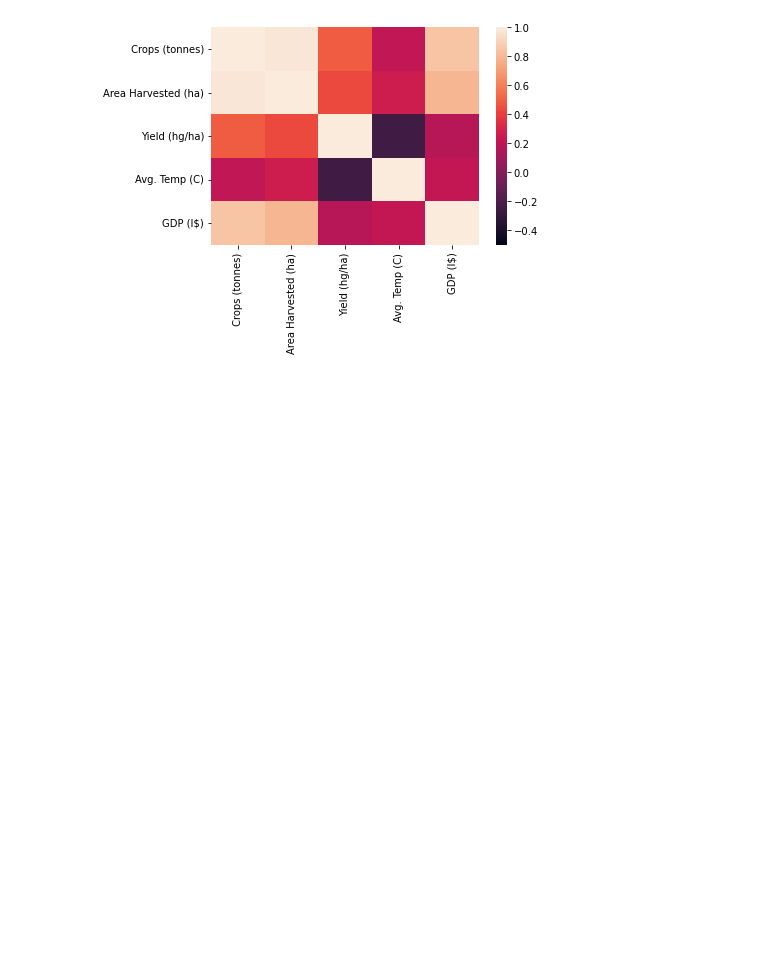
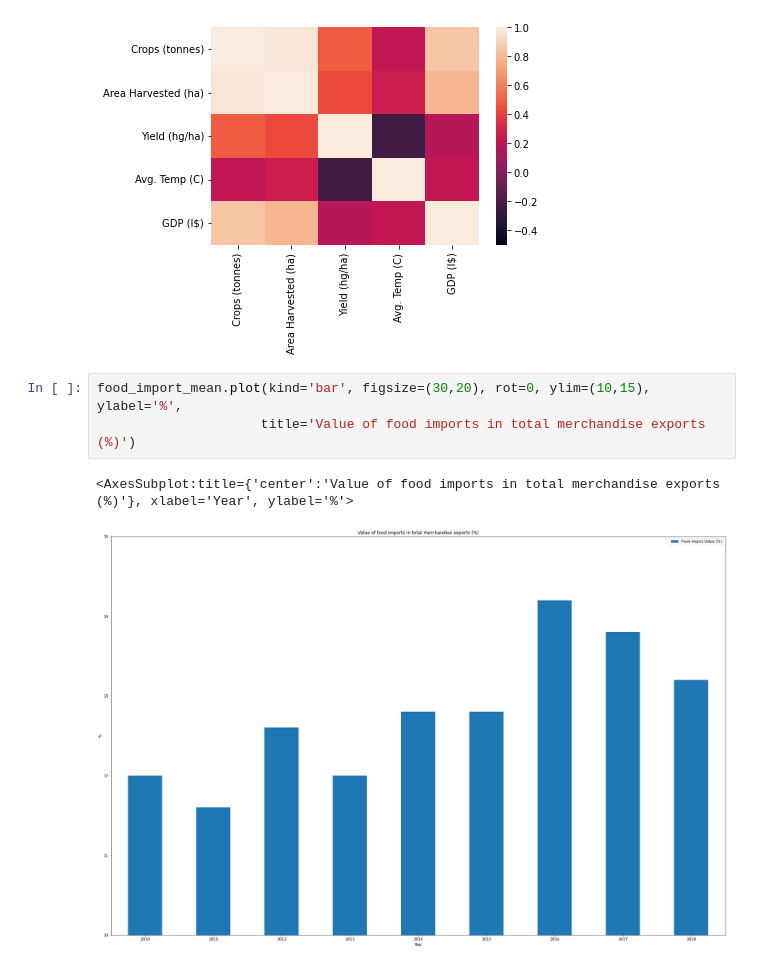
Before and after one commit to pekfrjufrirf12/project1_group3, a Jupyter notebook: Project Data/final_data.ipynb, the cells around one changed output. Drawn from its saved outputs; the diff is of its cells as text; blank space fills up the shorter version.

Commit message:
added a bar chart

```diff
--- a/Project Data/final_data.ipynb
+++ b/Project Data/final_data.ipynb
@@ -330,3 +330,9 @@ final_corr_heatmap
 # %% [output]
 <AxesSubplot:>
 [figure]
+# %%
+food_import_mean.plot(kind='bar', figsize=(30,20), rot=0, ylim=(10,15), ylabel='%',
+                     title='Value of food imports in total merchandise exports (%)')
+# %% [output]
+<AxesSubplot:title={'center':'Value of food imports in total merchandise exports (%)'}, xlabel='Year', ylabel='%'>
+[figure, added]
```
